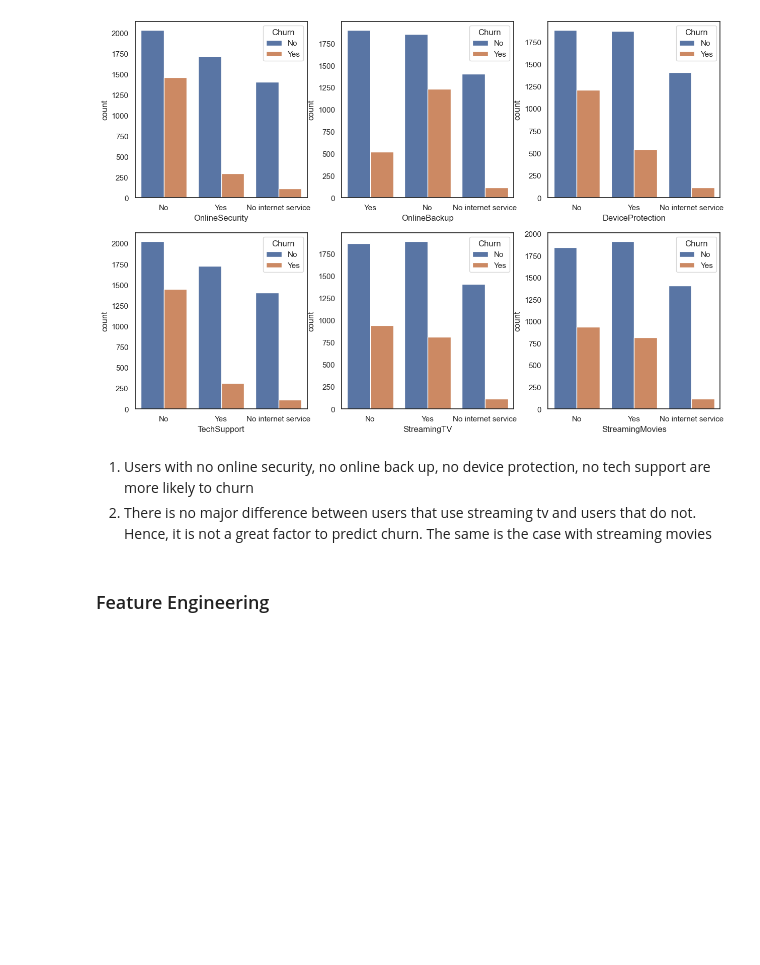
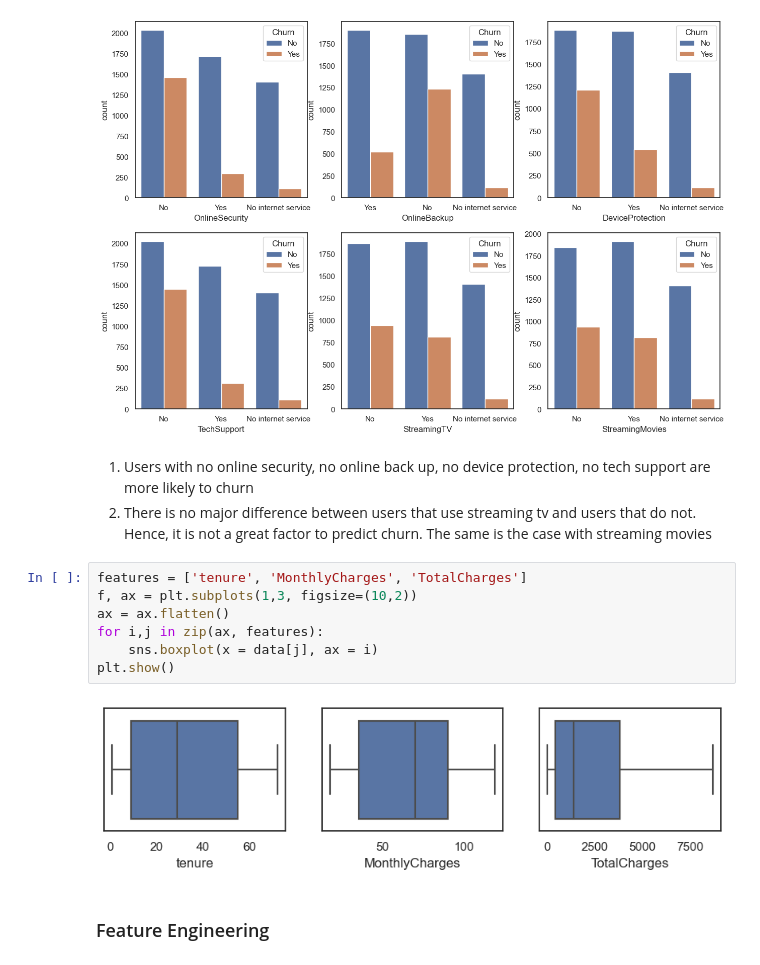
Before and after one commit to yash-jain7/Customer-Churn-Prediction, a Jupyter notebook: churn_prediction.ipynb, the cells around one changed output. Drawn from its saved outputs; the diff is of its cells as text; blank space fills up the shorter version.

```diff
--- a/churn_prediction.ipynb
+++ b/churn_prediction.ipynb
@@ -223,6 +228,15 @@ plt.show()
 # %% [markdown]
 1. Users with no online security, no online back up, no device protection, no tech support are more likely to churn
 2. There is no major difference between users that use streaming tv and users that do not. Hence, it is not a great factor to predict churn. The same is the case with streaming movies
+# %%
+features = ['tenure', 'MonthlyCharges', 'TotalCharges']
+f, ax = plt.subplots(1,3, figsize=(10,2))
+ax = ax.flatten()
+for i,j in zip(ax, features):
+    sns.boxplot(x = data[j], ax = i)
+plt.show()
+# %% [output]
+[figure, added]
 # %% [markdown]
 ### Feature Engineering
 # %%
```
Also changed, not shown: parts of 15 cells of this notebook.
